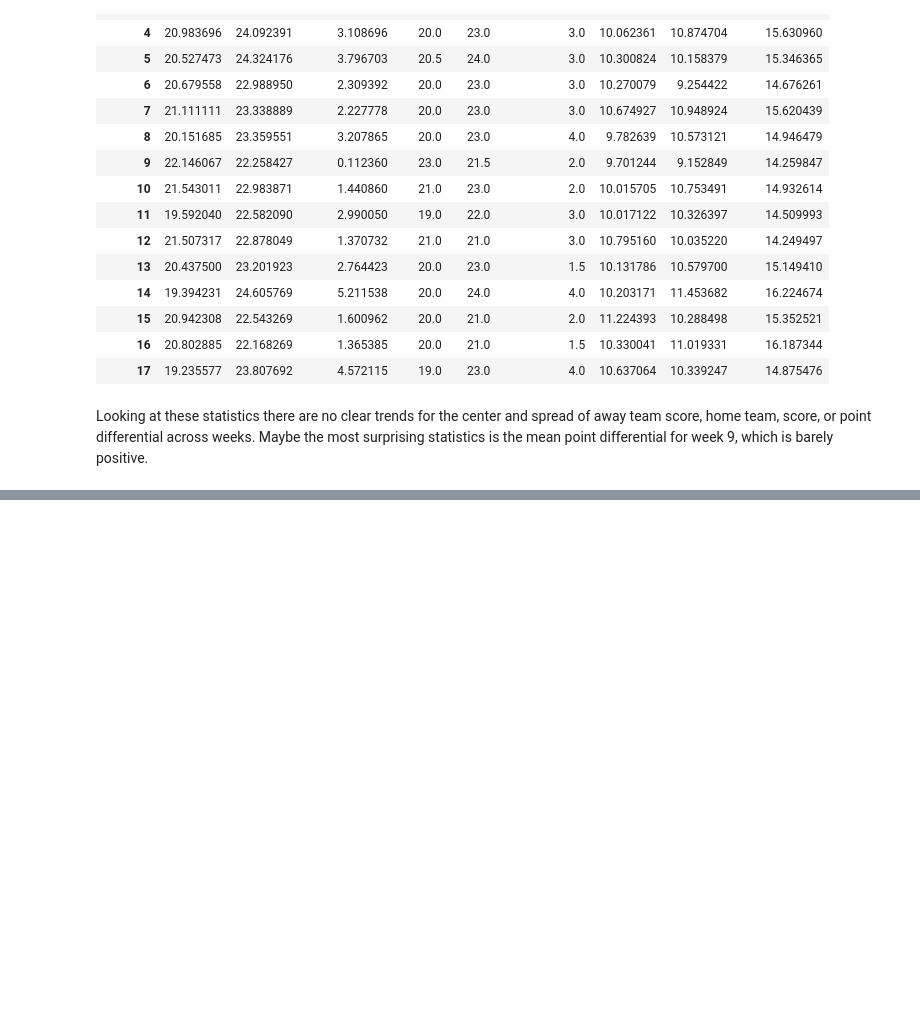
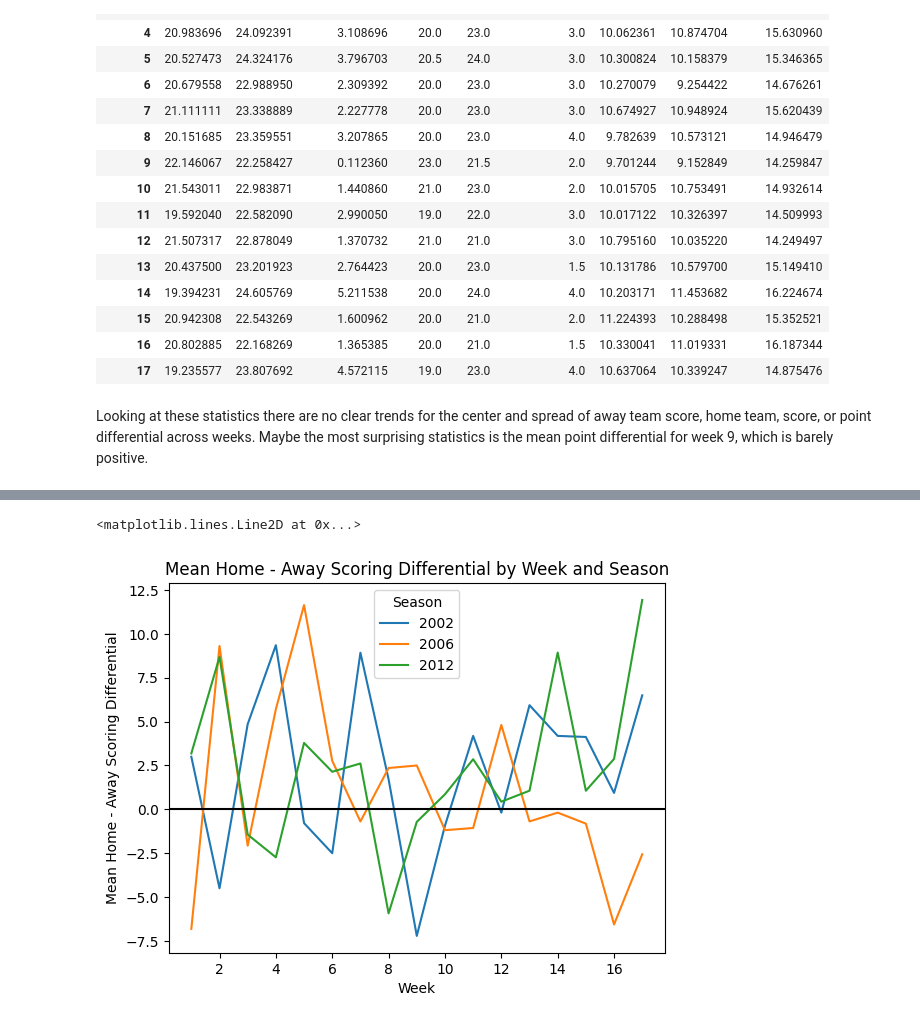
Before and after one commit to jccrews256/ST-558-Repo, a Jupyter notebook: Homework 4.ipynb, the cells around one changed output, grey strips where cells are left out. Saved outputs shown, nothing was run; the diff lists cells and outputs as text; code cells hidden in the pictures; blank space fills up the shorter version.

Commit message:
Adding NFL graphical summaries

```diff
--- a/Homework 4.ipynb
+++ b/Homework 4.ipynb
@@ -760,0 +767,11 @@ Looking at these statistics there are no clear trends for the center and spread
+# %%
+# Plotting weekly mean point differential for 2002, 2006, and 2012
+season_week_summ.loc[([2002, 2006, 2012], (range(1,18))),('mean', 'HminusAScore')].unstack(level = 0).plot()
+plt.title("Mean Home - Away Scoring Differential by Week and Season")
+plt.xlabel("Week")
+plt.ylabel("Mean Home - Away Scoring Differential")
+plt.legend(title = "Season")
+plt.axhline(y = 0, color = "black", linestyle = "-")
+# %% [output]
+<matplotlib.lines.Line2D at 0x...>
+[figure, added]
```
Also changed, not shown: parts of 8 cells of this notebook.
